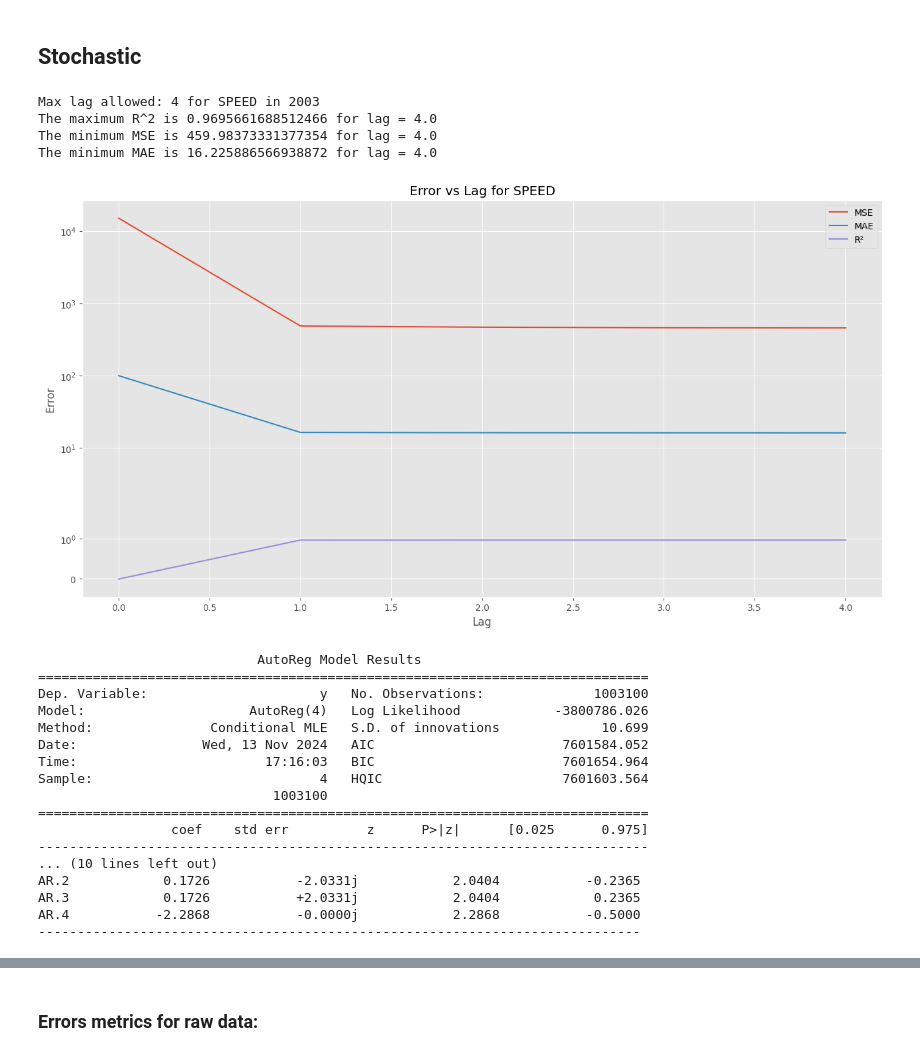
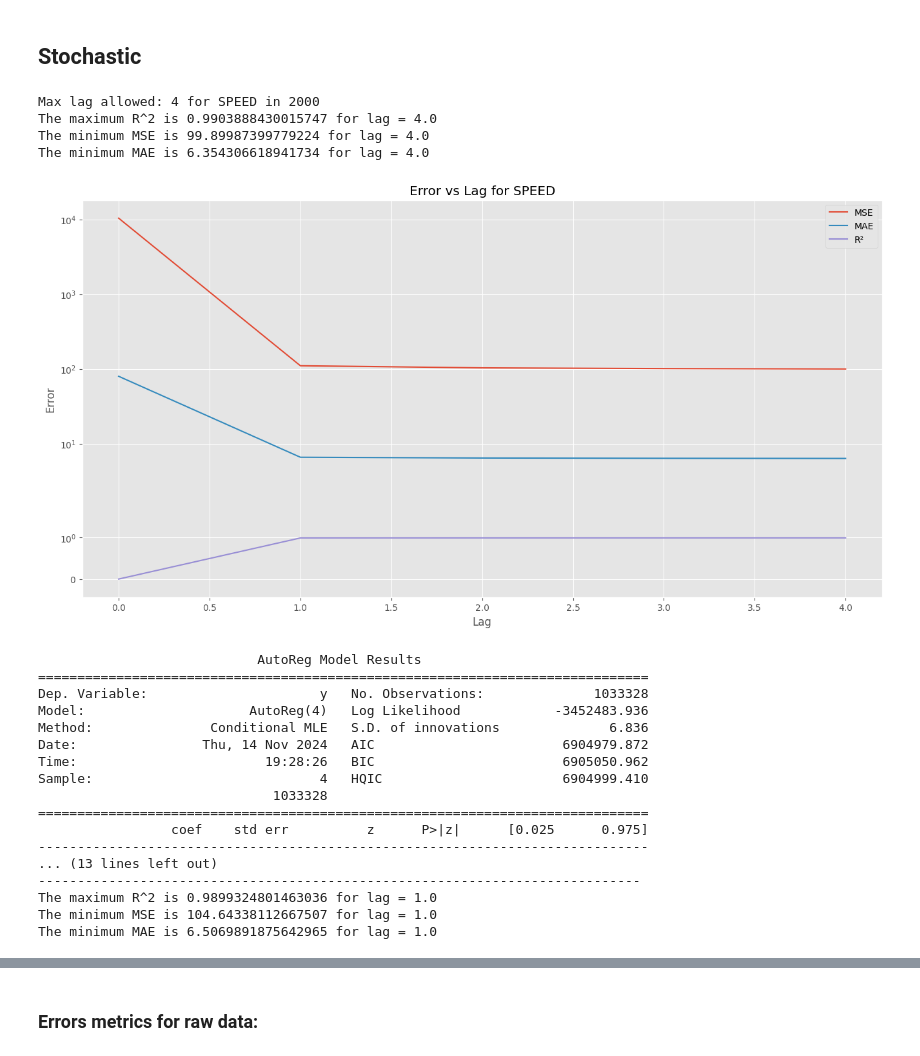
Before and after one commit to S4GC/Energy-and-linear-momentum-change-exerted-by-the-solar-wind-for-applications-in-electric-solar-sails, a Jupyter notebook: Codes/Past/Stochastic Filter.ipynb, the cells around one changed output, grey strips where cells are left out. Drawn from its saved outputs; the diff is of its cells as text; code cells hidden in the pictures.

```diff
--- a/Codes/Past/Stochastic Filter.ipynb
+++ b/Codes/Past/Stochastic Filter.ipynb
@@ -69,18 +80,20 @@ Directorio actual: d:\lenovo\Documents\GitHub\Energy-and-linear-momentum-change-
 Nuevo directorio actual: d:\lenovo\Documents\GitHub\Energy-and-linear-momentum-change-exerted-by-the-solar-wind-for-applications-in-electric-solar-sails
 # %%
 #Function for simply the files load
-def dir(r_or_p, year):
-    rp = ("Raw", "Calibrated",)
+def dir(r_or_p, year=2000):
+    rp = ("Raw", "Calibrated", "Electron")
     r_or_p = r_or_p.strip().capitalize()
     if r_or_p not in rp: #Validate data
-        raise NameError("Only Raw or Processed")
+        raise NameError("Only Raw, Processed o Electron")
 
     if r_or_p == rp[0]:
-      dir = f"Data/Raw_converter/{year}.parquet"
+      dir = f"Data/2000/Raw/{year}.parquet"
       return dir
-
+    elif r_or_p == rp[1]:
+      dir = f"Data/2000/Calibrated/{year}.parquet"
+      return dir
     else:
-      dir = f"Data/Processing_converter/{year}.parquet"
+      dir = f"Data/2000/Electron/{year}.parquet"
 
       return dir
 # %%
@@ -93,6 +106,6 @@ other_year = 2000
 years = [year for year in range(i_year, f_year + step_year, step_year)] #+ [other_year]
 
 years.sort()
-
+years = [2000]
 years
 # %% [output]
@@ -235,6 +247,10 @@ def find_best_cutoff_frequency(year, column, cutoff_frequencies, filter_func):
         mae_errors.append(mae)
         r2_scores.append(r2)
 
+        # Liberar memoria para la siguiente iteración
+        del filtered_data, cs, fd
+        gc.collect()
+
     min_mse_index = np.argmin(mse_errors)
     min_mae_index = np.argmin(mae_errors)
     max_r2_index = np.argmax(r2_scores)
@@ -280,65 +296,68 @@ def find_max_lag(data, max_memory_gb=1):
 
     return max_lag
 # %%
+"""
 columns = ["SPEED", "Np", "N/S"]
-filters = [autoregressive, arma_process, statespace_model, exponential_smoothing]
-filters_names = ["AR", "ARIMA", "Statespace", "Exponential Smoothing"]
+filters = [autoregressive, arima_process, statespace_model, exponential_smoothing]
+filters_names = ["AR", "ARIMA", "Statespace"]
 colors = ["midnightblue", "navy", "darkblue", "mediumblue"]
 
-for year in [2003]:
+for year in years:
     for column in columns:
         time = Raw_data[year]["Seconds"]
         data_sheet = np.array(Raw_data[year][column])
 
         max_lag_allowed = find_max_lag(data_sheet, max_memory_gb=0.03125)
         cutoff_frequencies = np.linspace(0, max_lag_allowed, num=max_lag_allowed+1)
         print(f"\nMax lag allowed: {max_lag_allowed} for {column} in {year}")
 
         Filters = []
         cut_off = []
 
         for filter_func, filter_name, color in zip(filters, filters_names, colors):
             optimal_mse, optimal_mae, optimal_r2 = find_best_cutoff_frequency(year, column, cutoff_frequencies, filter_func)
 
             optimal_cutoff = min(optimal_mse, optimal_mae, optimal_r2)
             filtered_signal, model = filter_func(data_sheet=np.array(Raw_data[year][column]), lag=int(optimal_cutoff))
-            Filters.append(filtered_signal)
-            cut_off.append(optimal_cutoff)
+            #Filters.append(filtered_signal)
+            #cut_off.append(optimal_cutoff)
             print(model.summary())
-
+        "
         plt.figure(figsize=(16, 8))
         plt.plot(time, Raw_data[year][column], label=f'Raw {column}', color="limegreen", linewidth=1.2, linestyle="-.", alpha=0.5)
         for filtered_signal, optimal_cutoff, filter_name in zip(Filters, cut_off, filters_names):
             plt.plot(time, filtered_signal, label=f'{column} {filter_name} Model (lag={int(optimal_cutoff)})', color=color, linewidth=1)
         plt.plot(Calibrated_data[year]["Seconds"], Calibrated_data[year][column], label=f'Calibrated {column}', color="orangered", linewidth=1.2, alpha=0.7)
         plt.xlim(1.59e8, 1.61e8)
         plt.ylim(np.min(Calibrated_data[year][column][(Calibrated_data[year]["Seconds"] > 1.59e8) & (Calibrated_data[year]["Seconds"] < 1.61e8)]),
                 np.max(Calibrated_data[year][column][(Calibrated_data[year]["Seconds"] > 1.59e8) & (Calibrated_data[year]["Seconds"] < 1.61e8)]))
         plt.title(f'Comparison of {column} in {year} with various models')
         plt.xlabel('Time [s]')
         plt.ylabel(column)
         plt.legend()
         plt.show()
+        "
+"""
 # %% [output]
-Max lag allowed: 4 for SPEED in 2003
-The maximum R^2 is 0.9695661688512466 for lag = 4.0
-The minimum MSE is 459.98373331377354 for lag = 4.0
-The minimum MAE is 16.225886566938872 for lag = 4.0
+Max lag allowed: 4 for SPEED in 2000
+The maximum R^2 is 0.9903888430015747 for lag = 4.0
+The minimum MSE is 99.89987399779224 for lag = 4.0
+The minimum MAE is 6.354306618941734 for lag = 4.0
-[figure, old version]
+[figure, new version]
                             AutoReg Model Results
 ==============================================================================
-Dep. Variable:                      y   No. Observations:              1003100
-Model:                     AutoReg(4)   Log Likelihood            -3800786.026
-Method:               Conditional MLE   S.D. of innovations             10.699
-Date:                Wed, 13 Nov 2024   AIC                        7601584.052
-Time:                        17:16:03   BIC                        7601654.964
-Sample:                             4   HQIC                       7601603.564
-                              1003100
+Dep. Variable:                      y   No. Observations:              1033328
+Model:                     AutoReg(4)   Log Likelihood            -3452483.936
+Method:               Conditional MLE   S.D. of innovations              6.836
+Date:                Thu, 14 Nov 2024   AIC                        6904979.872
+Time:                        19:28:26   BIC                        6905050.962
+Sample:                             4   HQIC                       6904999.410
+                              1033328
 ==============================================================================
                  coef    std err          z      P>|z|      [0.025      0.975]
 ------------------------------------------------------------------------------
-... (10 lines left out)
-AR.2            0.1726           -2.0331j            2.0404           -0.2365
-AR.3            0.1726           +2.0331j            2.0404            0.2365
-AR.4           -2.2868           -0.0000j            2.2868           -0.5000
+... (13 lines left out)
 -----------------------------------------------------------------------------
+The maximum R^2 is 0.9899324801463036 for lag = 1.0
+The minimum MSE is 104.64338112667507 for lag = 1.0
+The minimum MAE is 6.5069891875642965 for lag = 1.0
```
Also changed, not shown: parts of 8 cells of this notebook, 5 other files.
